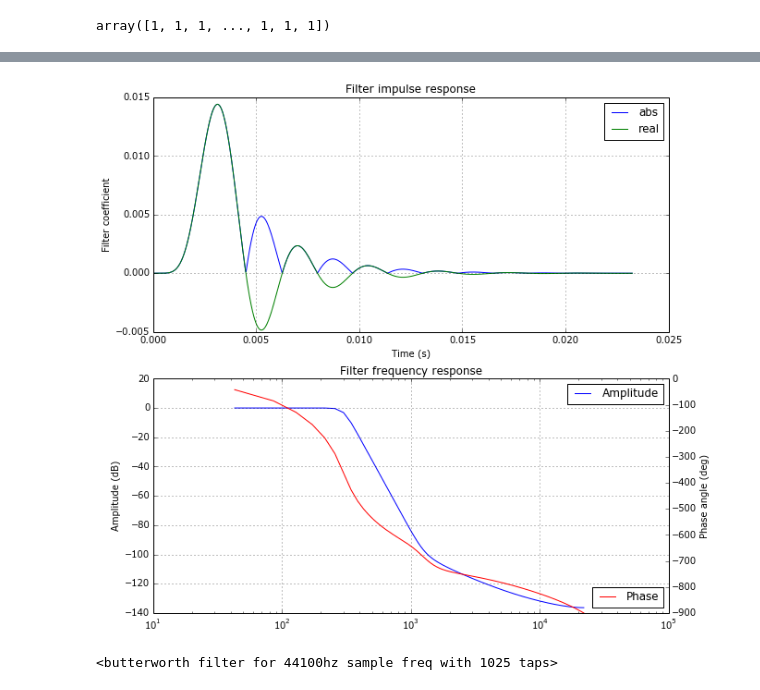
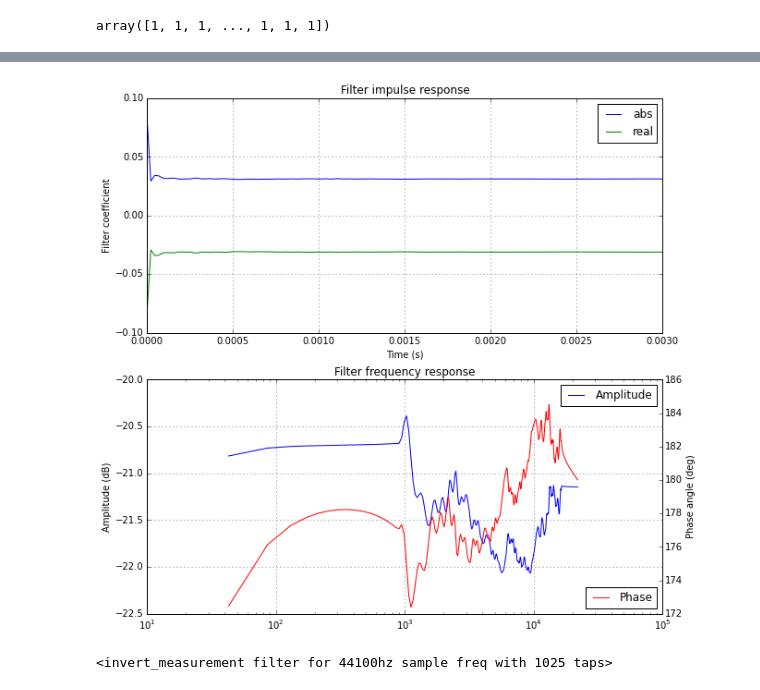
Before and after one commit to axiak/speakers, a Jupyter notebook: notebooks/HilbertFun.ipynb, the cells around one changed output, grey strips where cells are left out. Drawn from its saved outputs; the diff is of its cells as text; code cells hidden in the pictures.

Commit message:
add measurements of the filter repsonse and more information

```diff
--- a/notebooks/HilbertFun.ipynb
+++ b/notebooks/HilbertFun.ipynb
@@ -38,7 +23,6 @@ f
-# %%
-f = filter_factory.butter_filter(8, [300], 'lowpass')
-a = f.coefficients
-f
-# %% [output]
-[figure, removed]
-<butterworth filter for 44100hz sample freq with 1025 taps>
+# %%
+f = filter_factory.invert_measurement('../measurements/tweaterleft1.txt', (-0.001, 0.004), (1000, 18000))
+f
+# %% [output]
+[figure, added]
+<invert_measurement filter for 44100hz sample freq with 1025 taps>
```
Also changed, not shown: parts of 8 cells of this notebook, 6 other files.
